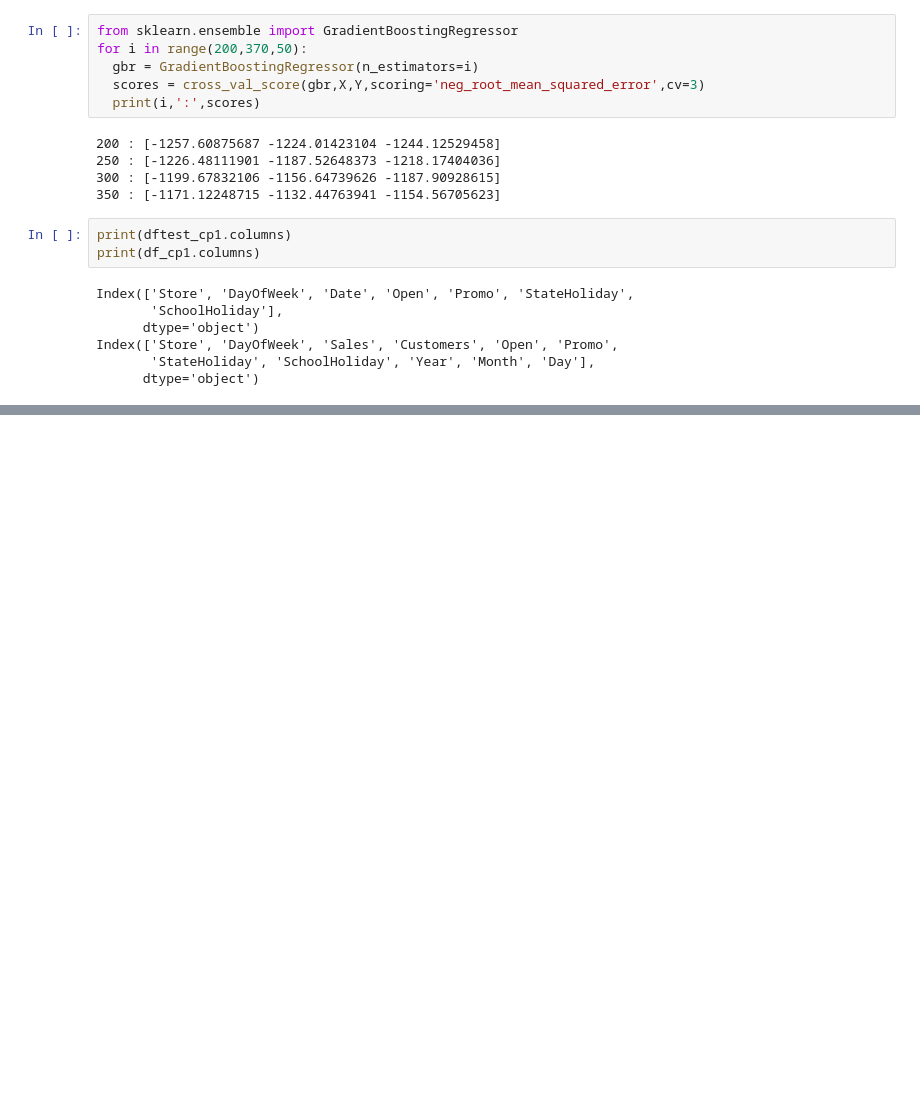
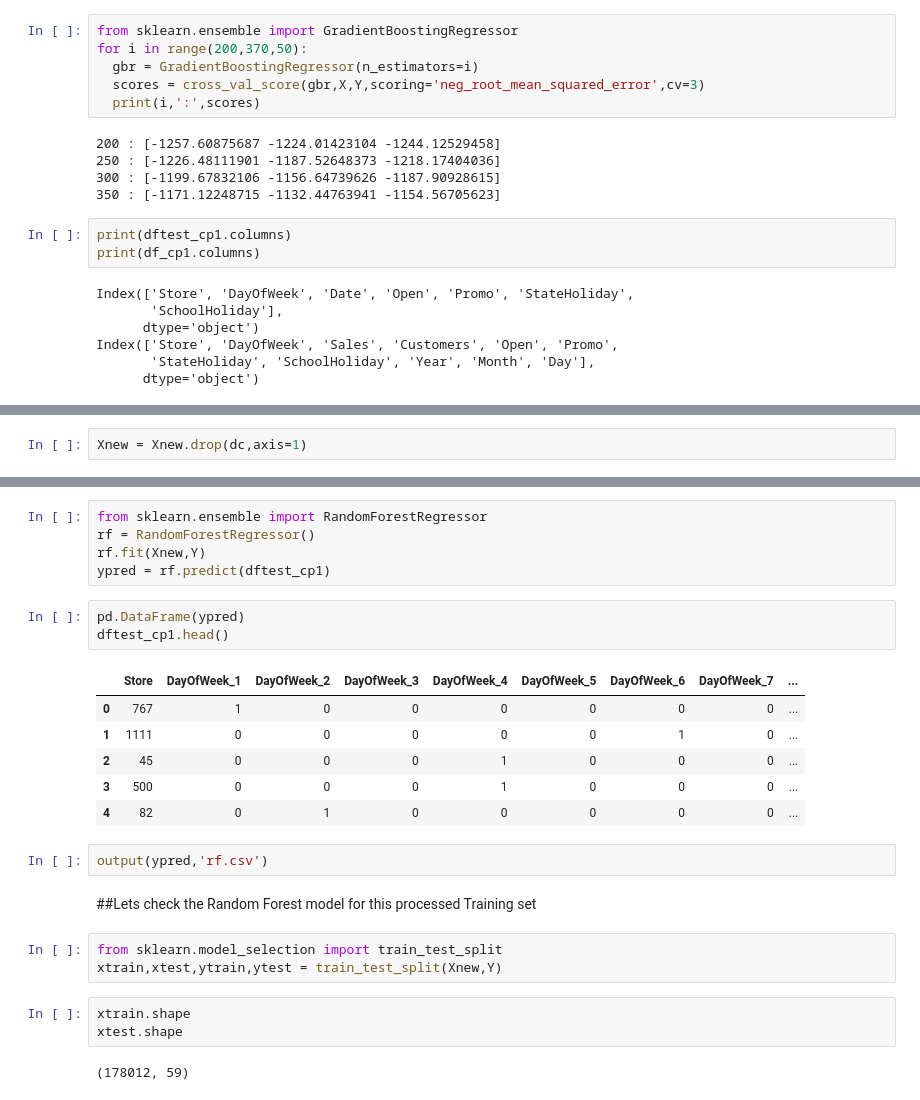
Before and after one commit to shameer-phy/ML, a Jupyter notebook: Hackathons/segmind/segmind.ipynb, the cells around one changed output, grey strips where cells are left out. Drawn from its saved outputs; the diff is of its cells as text; blank space fills up the shorter version.

```diff
--- a/Hackathons/segmind/segmind.ipynb
+++ b/Hackathons/segmind/segmind.ipynb
@@ -433,0 +525,2 @@ Index(['Store', 'DayOfWeek', 'Sales', 'Customers', 'Open', 'Promo',
+# %%
+Xnew = Xnew.drop(dc,axis=1)
@@ -433,0 +552,27 @@ Index(['Store', 'DayOfWeek', 'Sales', 'Customers', 'Open', 'Promo',
+# %%
+from sklearn.ensemble import RandomForestRegressor
+rf = RandomForestRegressor()
+rf.fit(Xnew,Y)
+ypred = rf.predict(dftest_cp1)
+# %%
+pd.DataFrame(ypred)
+dftest_cp1.head()
+# %% [output]
+|  | Store | DayOfWeek_1 | DayOfWeek_2 | DayOfWeek_3 | DayOfWeek_4 | DayOfWeek_5 | DayOfWeek_6 | DayOfWeek_7 | ... |
+| 0 | 767 | 1 | 0 | 0 | 0 | 0 | 0 | 0 | ... |
+| 1 | 1111 | 0 | 0 | 0 | 0 | 0 | 1 | 0 | ... |
+| 2 | 45 | 0 | 0 | 0 | 1 | 0 | 0 | 0 | ... |
+| 3 | 500 | 0 | 0 | 0 | 1 | 0 | 0 | 0 | ... |
+| 4 | 82 | 0 | 1 | 0 | 0 | 0 | 0 | 0 | ... |
+# %%
+output(ypred,'rf.csv')
+# %% [markdown]
+##Lets check the Random Forest model for this processed Training set
+# %%
+from sklearn.model_selection import train_test_split
+xtrain,xtest,ytrain,ytest = train_test_split(Xnew,Y)
+# %%
+xtrain.shape
+xtest.shape
+# %% [output]
+(178012, 59)
```
Also changed, not shown: parts of 37 cells of this notebook.
